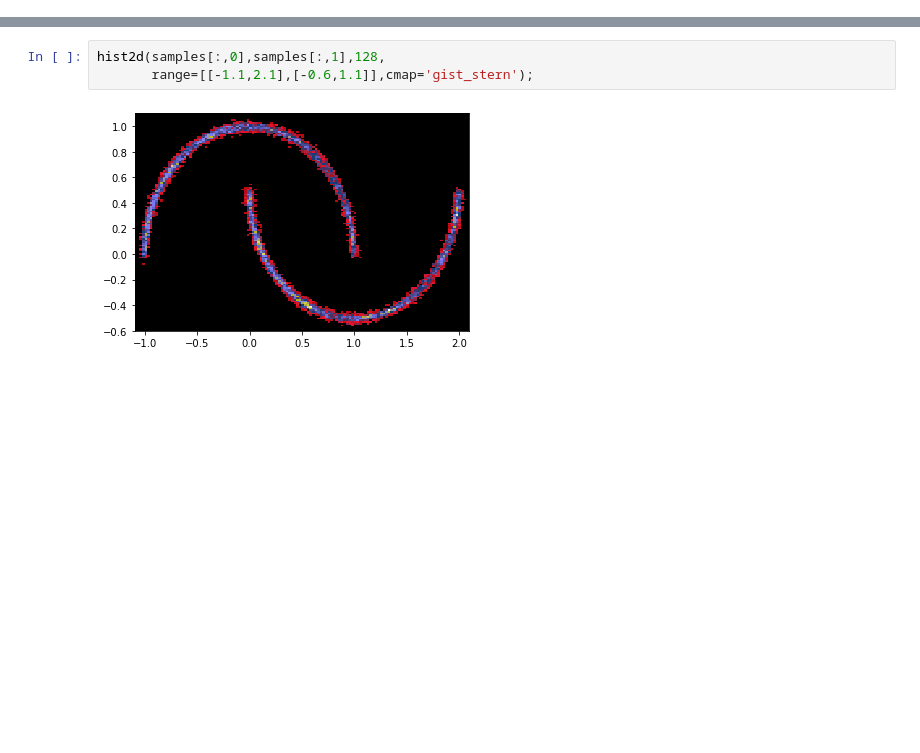
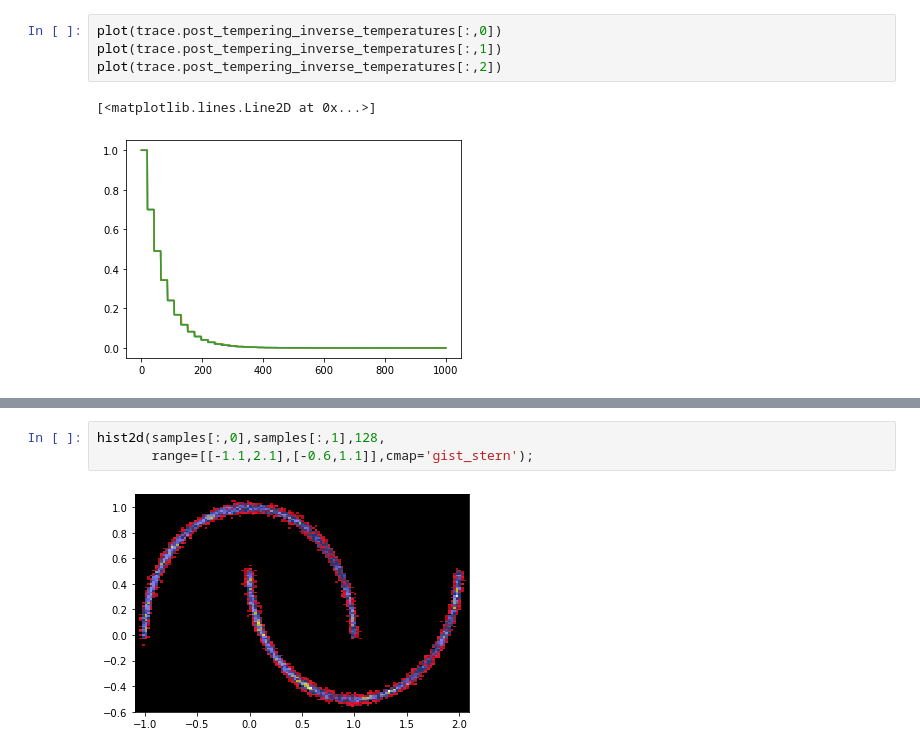
Before and after one commit to b-remy/score-estimation-comparison, a Jupyter notebook: notebooks/TemperedScoreMC.ipynb, the cells around one changed output, grey strips where cells are left out. Drawn from its saved outputs; the diff is of its cells as text; blank space fills up the shorter version.

```diff
--- a/notebooks/TemperedScoreMC.ipynb
+++ b/notebooks/TemperedScoreMC.ipynb
@@ -70,0 +81,7 @@ samples, is_accepted = tfp.mcmc.sample_chain(
+# %%
+plot(trace.post_tempering_inverse_temperatures[:,0])
+plot(trace.post_tempering_inverse_temperatures[:,1])
+plot(trace.post_tempering_inverse_temperatures[:,2])
+# %% [output]
+[<matplotlib.lines.Line2D at 0x...>]
+[figure, added]
```
Also changed, not shown: parts of 27 cells of this notebook, 1 other file.
